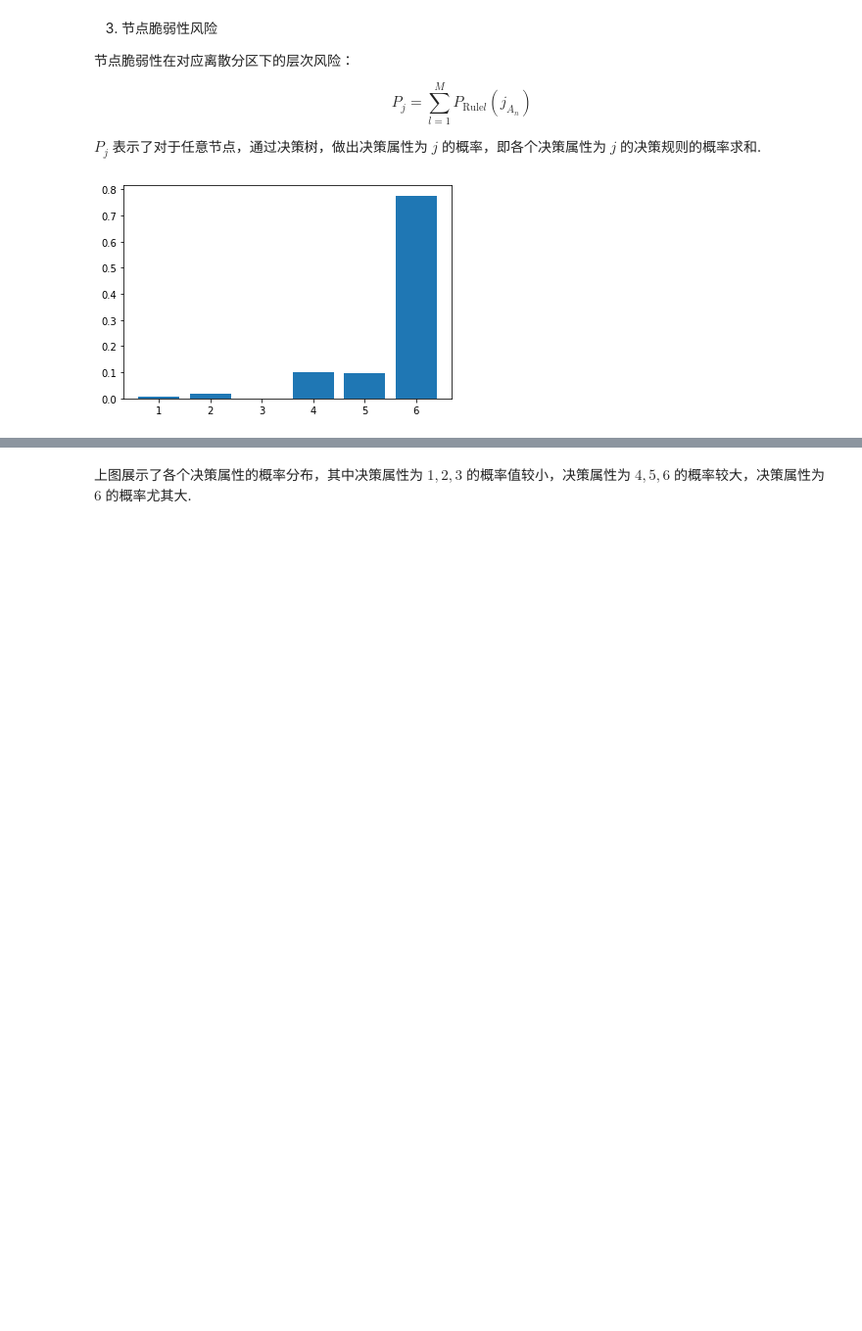
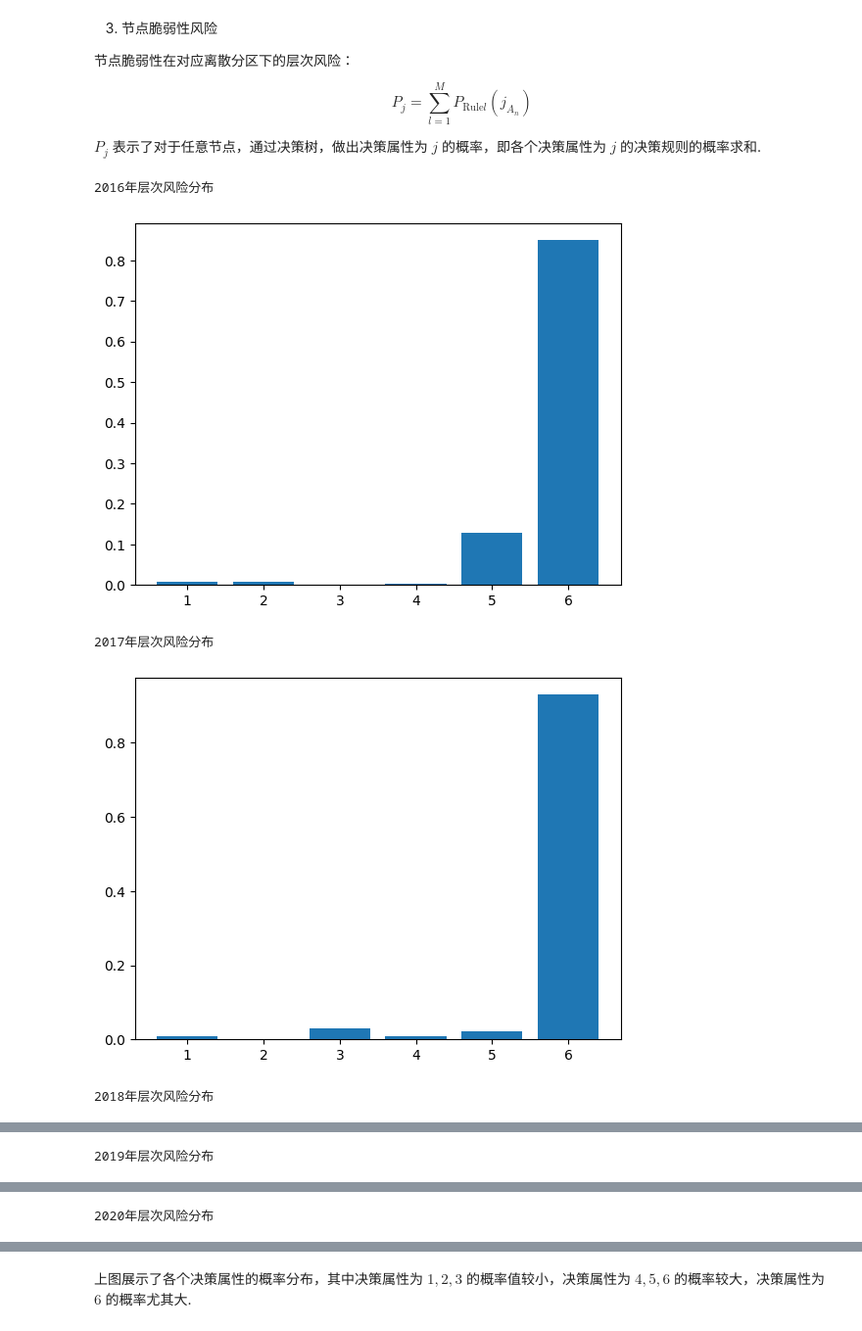
Before and after one commit to iLnezoH/cooper-trade, a Jupyter notebook: report.ipynb, the cells around one changed output, grey strips where cells are left out. Shown at 98% size. Saved outputs shown, nothing was run; the diff lists cells and outputs as text; code cells hidden in the pictures; blank space fills up the shorter version.

```diff
--- a/report.ipynb
+++ b/report.ipynb
@@ -375,4 +327,11 @@ risks = get_hierarchical_risk(decision_list)
-# %%
-hierarchical_risk_bar(risks)
-# %% [output]
-[figure, removed]
+# %%
+for report in reports:
+    report.get_hierarchical_risk()
+    print(report.name + '年层次风险分布')
+    report.hierarchical_risk_bar()
+# %% [output]
+2016年层次风险分布
+[figure, added]
+2017年层次风险分布
+[figure, added]
+2018年层次风险分布
@@ -378,0 +339 @@ hierarchical_risk_bar(risks)
+2019年层次风险分布
@@ -378,0 +341 @@ hierarchical_risk_bar(risks)
+2020年层次风险分布
```
Also changed, not shown: parts of 49 cells of this notebook, 12 other files.
